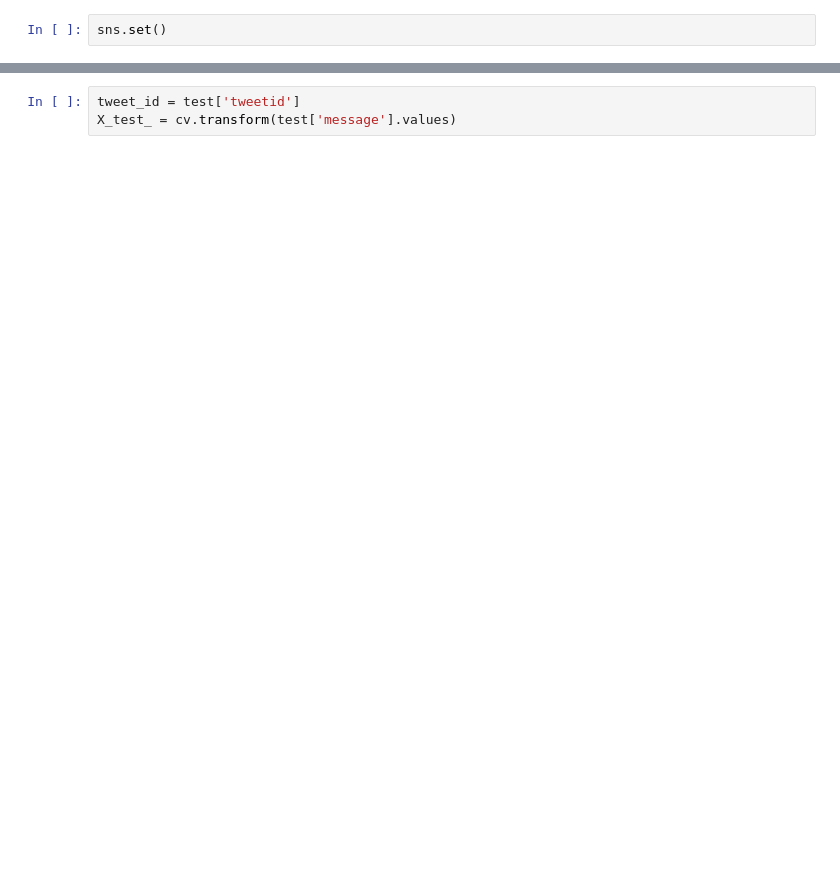
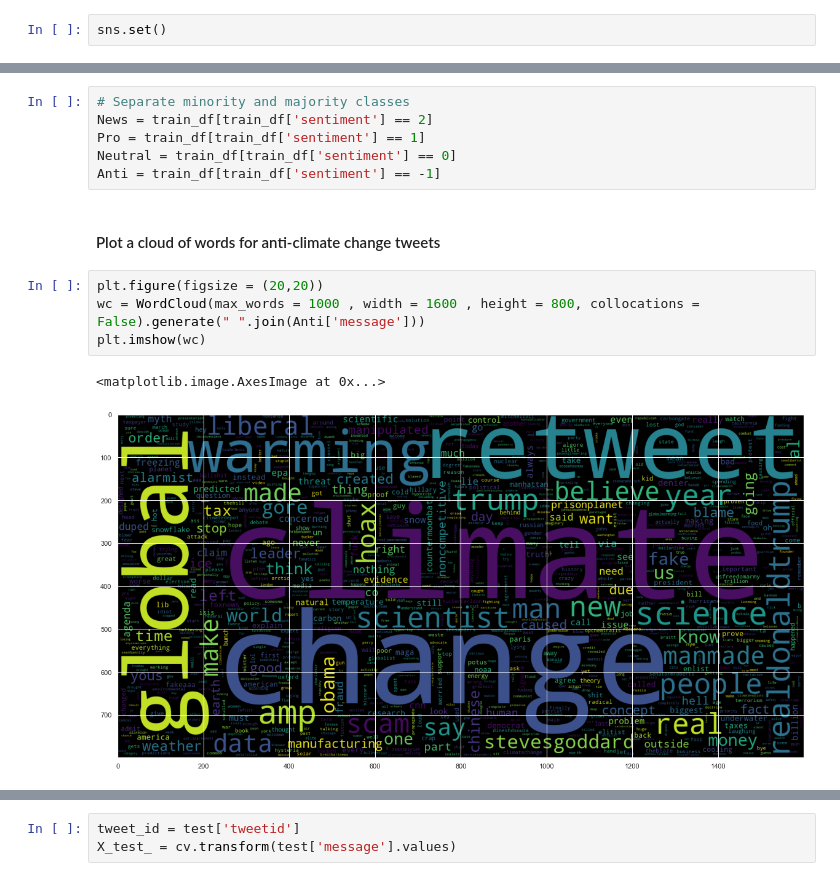
Before and after one commit to moraboitumelo/Classification-Team-AM1, a Jupyter notebook: Classification_AM1_DSFT21.ipynb, the cells around one changed output, grey strips where cells are left out. Cells and saved outputs as stored; diff of their text form; blank space fills up the shorter version.

```diff
--- a/Classification_AM1_DSFT21.ipynb
+++ b/Classification_AM1_DSFT21.ipynb
@@ -571,0 +460,15 @@ The first thing we need to do is to get our data in the correct format. We will
+# %%
+# Separate minority and majority classes
+News = train_df[train_df['sentiment'] == 2]
+Pro = train_df[train_df['sentiment'] == 1]
+Neutral = train_df[train_df['sentiment'] == 0]
+Anti = train_df[train_df['sentiment'] == -1]
+# %% [markdown]
+#### Plot a cloud of words for anti-climate change tweets
+# %%
+plt.figure(figsize = (20,20))
+wc = WordCloud(max_words = 1000 , width = 1600 , height = 800, collocations = False).generate(" ".join(Anti['message']))
+plt.imshow(wc)
+# %% [output]
+<matplotlib.image.AxesImage at 0x...>
+[figure, added]
```
Also changed, not shown: parts of 132 cells of this notebook.
